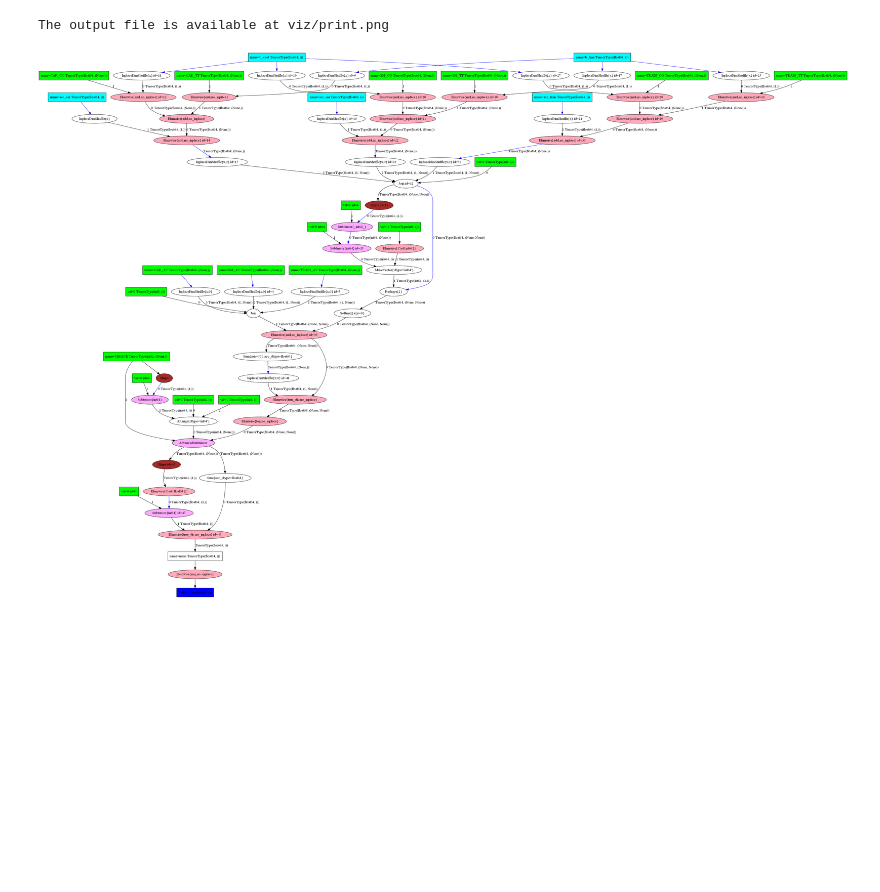
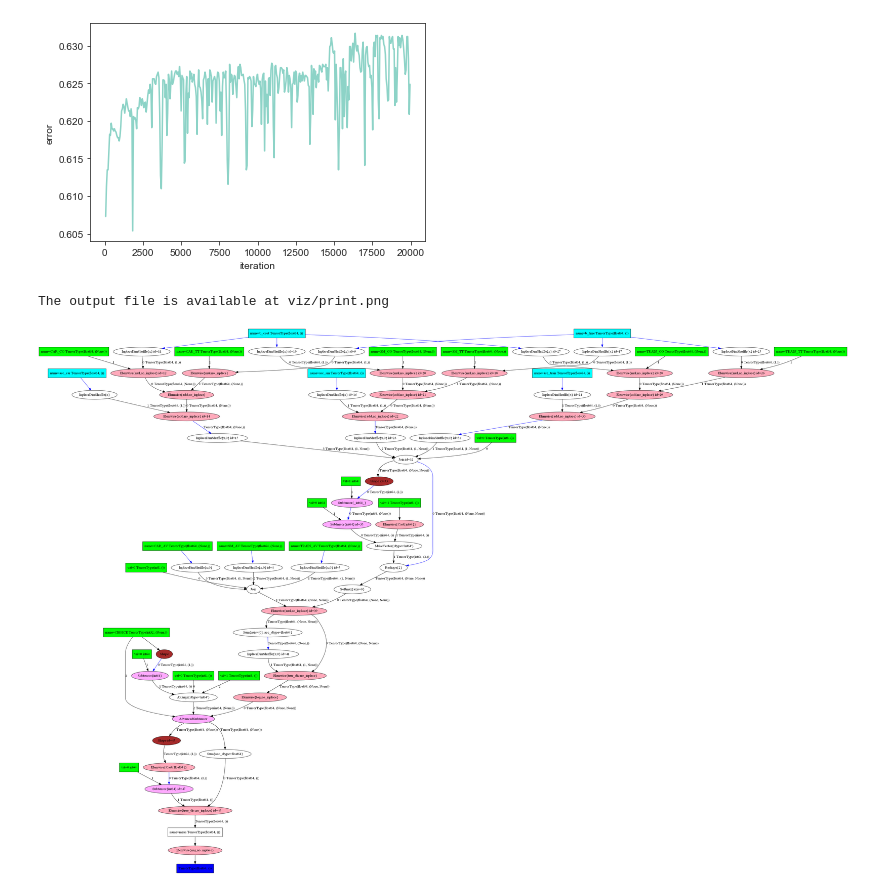
Before and after one commit to mwong009/pycmtensor, a Jupyter notebook: swissmetro_test.ipynb, the cells around one changed output. Saved outputs shown, nothing was run; the diff lists cells and outputs as text; code cells hidden in the pictures; blank space fills up the shorter version.

```diff
--- a/swissmetro_test.ipynb
+++ b/swissmetro_test.ipynb
@@ -82,3 +86,14 @@ asc_car    0.277683 -0.657871   0.608102  1.000000
+# %%
+import matplotlib.pyplot as plt
+import seaborn as sns
+sns.set_style("ticks")
+log = model.tracker.get_data()
+f = plt.figure()
+g = sns.lineplot(data=log, x=log.index, y="score") # y = score or ll
+# g.set(xscale="log")
+plt.show()
+# %% [output]
+[figure, added]
 # %%
 from aesara.tensor.random.utils import RandomStream
 
```
Also changed, not shown: parts of 2 cells of this notebook, 3 other files.
